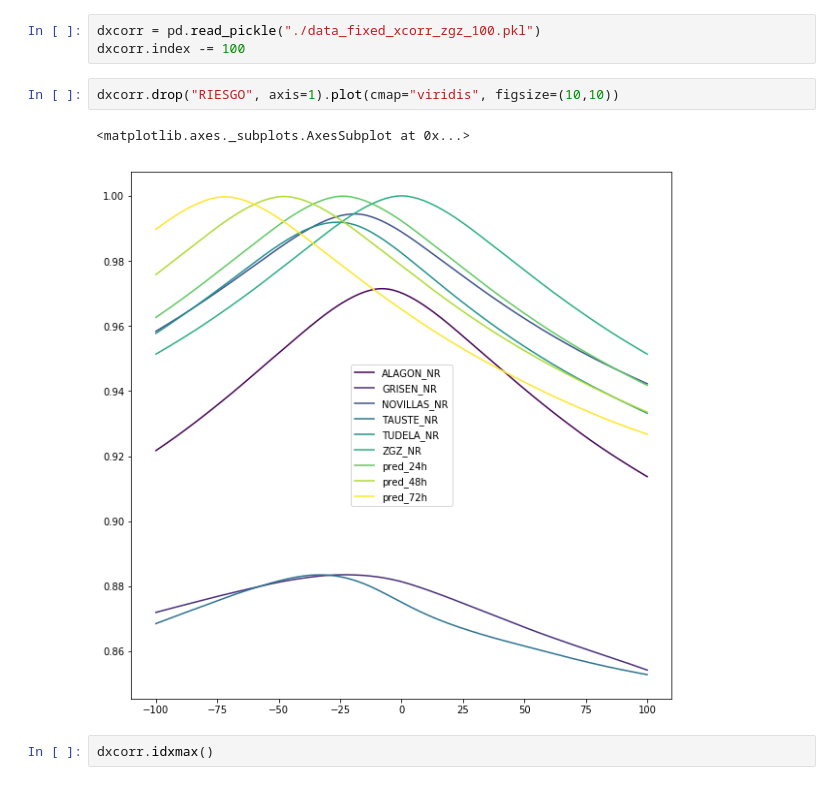
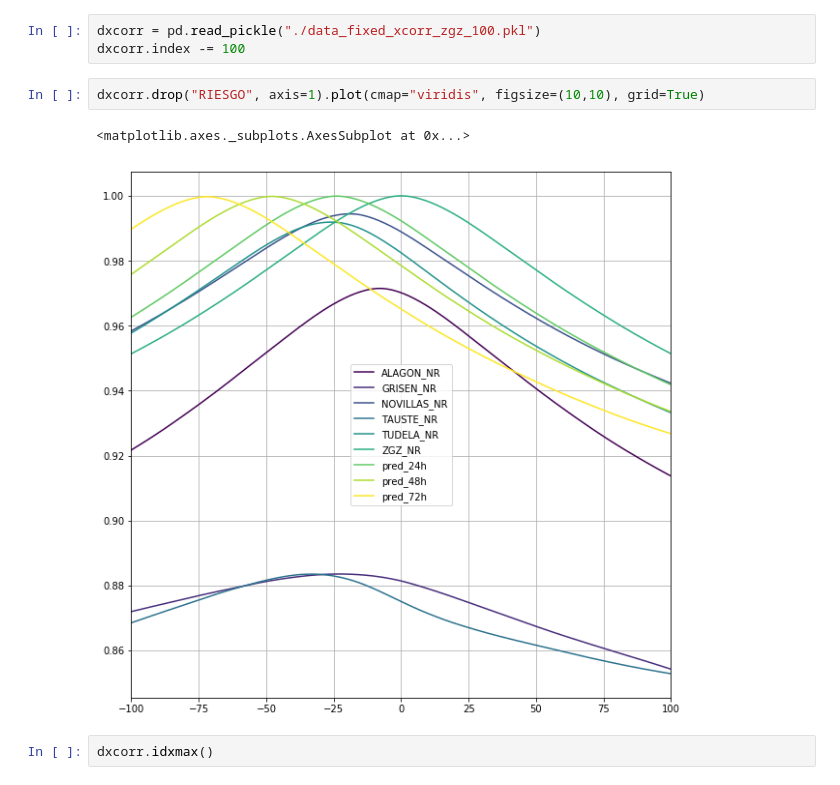
Before and after one commit to mmngreco/aguathon_2019, a Jupyter notebook: EDA.ipynb, the cells around one changed output. Drawn from its saved outputs; the diff is of its cells as text.

```diff
--- a/EDA.ipynb
+++ b/EDA.ipynb
@@ -355,10 +328,10 @@ dxcorr.to_pickle("./data_xcorr.pkl")
 dxcorr = pd.read_pickle("./data_fixed_xcorr_zgz_100.pkl")
 dxcorr.index -= 100
 # %%
-dxcorr.drop("RIESGO", axis=1).plot(cmap="viridis", figsize=(10,10))
+dxcorr.drop("RIESGO", axis=1).plot(cmap="viridis", figsize=(10,10), grid=True)
 # %% [output]
 <matplotlib.axes._subplots.AxesSubplot at 0x...>
-[figure, old version]
+[figure, new version]
 # %%
 dxcorr.idxmax()
 # %% [output]
```
Also changed, not shown: parts of 11 cells of this notebook.
